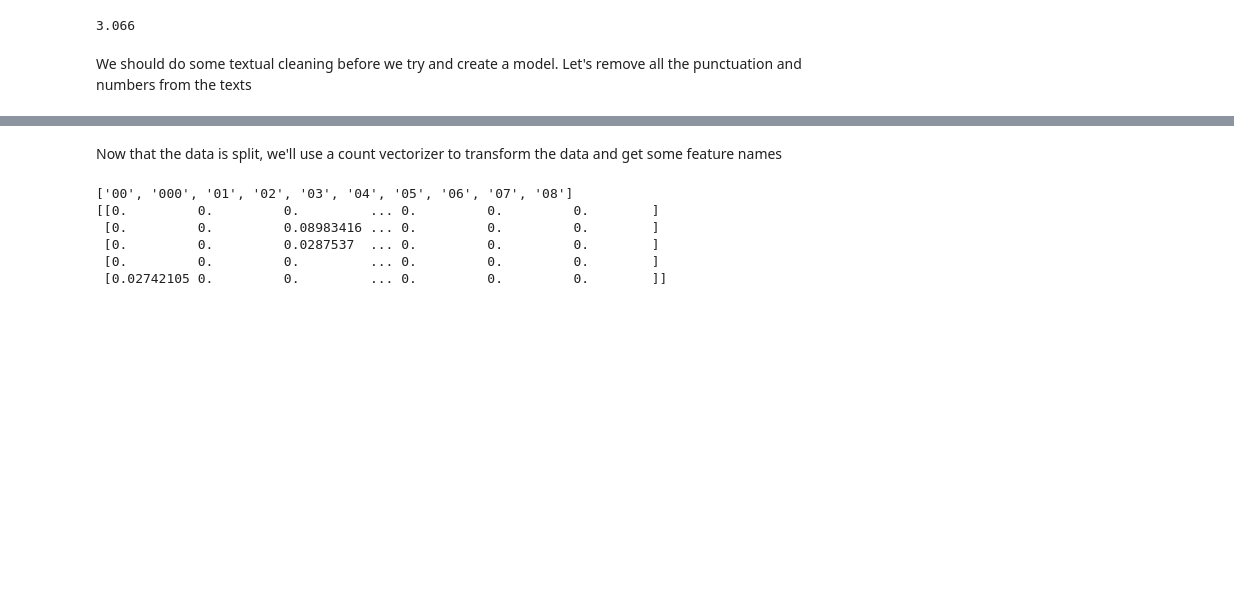
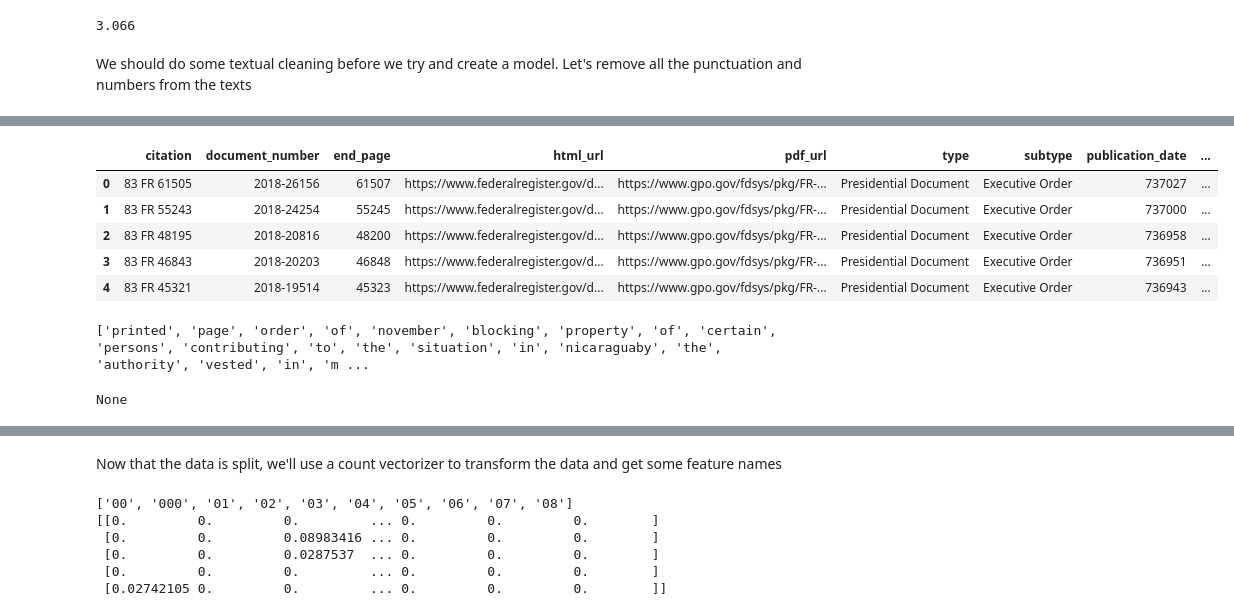
Before and after one commit to LauraCF19/SpringboardProject2, a Jupyter notebook: SecondCapstone/SecondCapstone.ipynb, the cells around one changed output, grey strips where cells are left out. Saved outputs shown, nothing was run; the diff lists cells and outputs as text; code cells hidden in the pictures; blank space fills up the shorter version.

```diff
--- a/SecondCapstone/SecondCapstone.ipynb
+++ b/SecondCapstone/SecondCapstone.ipynb
@@ -643,0 +649,32 @@ ValueError: Must have equal len keys and value when setting with an iterable
+# %%
+# now we'll remove the words that contain numbers, and make all words lowercase so they'll be counted together
+
+# This will make everything lowercase:
+
+cleaned_ex_data["Tokens"] = cleaned_ex_data["Tokens"].astype(str).str.lower()
+
+# Let's inspect
+cleaned_ex_data.head()
+# %% [output]
+|  | citation | document_number | end_page | html_url | pdf_url | type | subtype | publication_date | ... |
+| 0 | 83 FR 61505 | 2018-26156 | 61507 | https://www.federalregister.gov/d... | https://www.gpo.gov/fdsys/pkg/FR-... | Presidential Document | Executive Order | 737027 | ... |
+| 1 | 83 FR 55243 | 2018-24254 | 55245 | https://www.federalregister.gov/d... | https://www.gpo.gov/fdsys/pkg/FR-... | Presidential Document | Executive Order | 737000 | ... |
+| 2 | 83 FR 48195 | 2018-20816 | 48200 | https://www.federalregister.gov/d... | https://www.gpo.gov/fdsys/pkg/FR-... | Presidential Document | Executive Order | 736958 | ... |
+| 3 | 83 FR 46843 | 2018-20203 | 46848 | https://www.federalregister.gov/d... | https://www.gpo.gov/fdsys/pkg/FR-... | Presidential Document | Executive Order | 736951 | ... |
+| 4 | 83 FR 45321 | 2018-19514 | 45323 | https://www.federalregister.gov/d... | https://www.gpo.gov/fdsys/pkg/FR-... | Presidential Document | Executive Order | 736943 | ... |
+# %%
+# now we take out everything that contains a number:
+
+example = cleaned_ex_data["Tokens"][0]
+example = example.replace("'", "")
+example = example.replace(",", "")
+example = example.split()
+#type(example)
+#print(example)
+
+example = [t for t in example if t.isalpha()]
+
+
+print(example)
+# %% [output]
+['printed', 'page', 'order', 'of', 'november', 'blocking', 'property', 'of', 'certain', 'persons', 'contributing', 'to', 'the', 'situation', 'in', 'nicaraguaby', 'the', 'authority', 'vested', 'in', 'm ...
@@ -643,0 +686,37 @@ ValueError: Must have equal len keys and value when setting with an iterable
+# %%
+def clean_num_data(ex):
+    ex.replace("'", "") # this gets rid of the extra 's
+    ex = ex.replace(",", "") # this gets rid of the extra ,s
+    ex = ex.split() # this splits each entry into a list of words
+    ex = [t for t in ex if t.isalpha()]# this removes all entries that contain numbers
+
+example = cleaned_ex_data["Tokens"][0]
+print(clean_num_data(example))
+
+
+#d = {'col1': ["'Hello'", "Hi"]}
+#df = pd.DataFrame(data=d)
+#clean = df.apply(clean_num_data)
+#clean
+
+#cleaned_ex_data["Cleaned_Text"] = cleaned_ex_data["Tokens"].apply(clean_num_data)
+
+#cleaned_ex_data.head()
+
+
+
+
+#for example in cleaned_ex_data["Tokens"]:
+#    example = example.replace("'", "") # this gets rid of the extra 's
+#    example = example.replace(",", "") # this gets rid of the extra ,s
+#    example = example.split() # this splits each entry into a list of words
+#    example = [t for t in example if t.isalpha()]# this removes all entries that contain numbers
+
+
+#cleaned_ex_data.head()
+
+
+
+#ex_dataset["Party"] = ex_dataset["President"].apply(party)
+# %% [output]
+None
```
Also changed, not shown: parts of 10 cells of this notebook, 1 other file.
